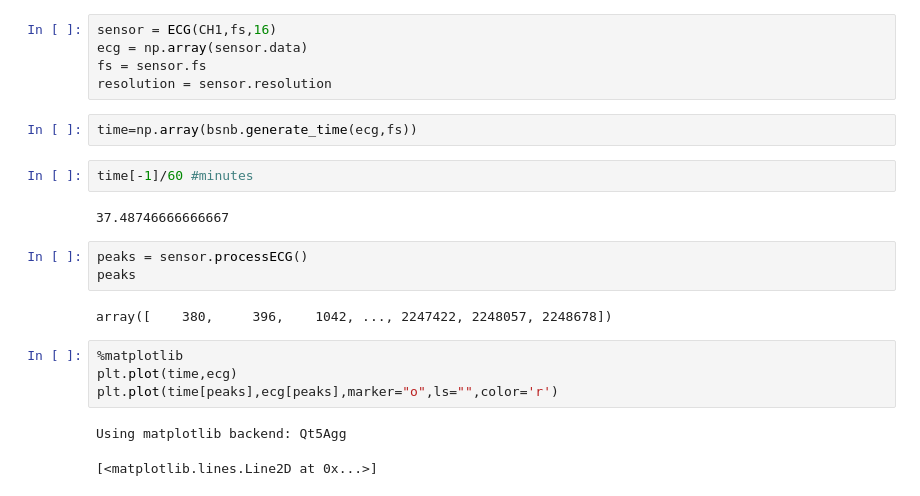
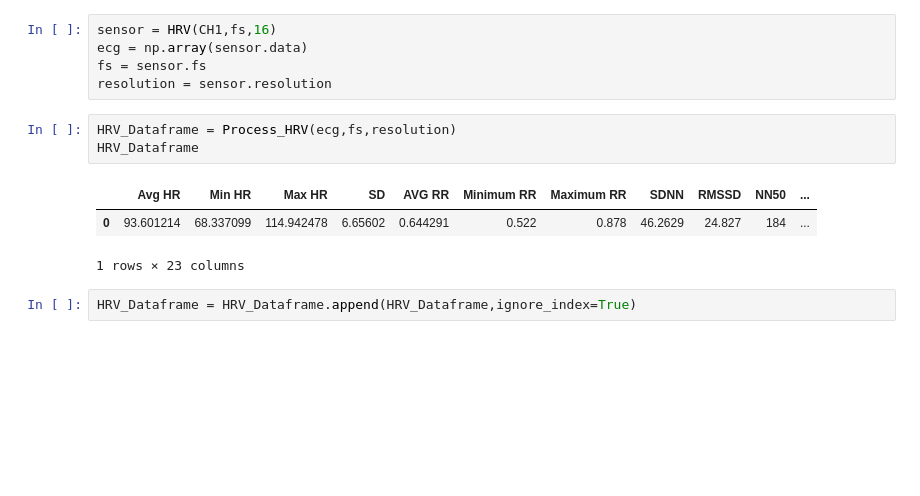
Before and after one commit to rodrigolima6/Physiological_Data, a Jupyter notebook: Process_ECG.ipynb, the cells around one changed output. Drawn from its saved outputs; the diff is of its cells as text; blank space fills up the shorter version.

Commit message:
Change fnirs function in sensors.py. Test algorithm in notebook.

```diff
--- a/Process_ECG.ipynb
+++ b/Process_ECG.ipynb
@@ -9,25 +5,16 @@ Using matplotlib backend: Qt5Agg
 [interactive output not drawn]
 [interactive output not drawn]
 # %%
-sensor = ECG(CH1,fs,16)
+sensor = HRV(CH1,fs,16)
 ecg = np.array(sensor.data)
 fs = sensor.fs
 resolution = sensor.resolution
-# %%
-time=np.array(bsnb.generate_time(ecg,fs))
-# %%
-time[-1]/60 #minutes
-# %% [output]
-37.48746666666667
-# %%
-peaks = sensor.processECG()
-peaks
-# %% [output]
-array([    380,     396,    1042, ..., 2247422, 2248057, 2248678])
-# %%
-%matplotlib
-plt.plot(time,ecg)
-plt.plot(time[peaks],ecg[peaks],marker="o",ls="",color='r')
-# %% [output]
-Using matplotlib backend: Qt5Agg
-[<matplotlib.lines.Line2D at 0x...>]
+# %%
+HRV_Dataframe = Process_HRV(ecg,fs,resolution)
+HRV_Dataframe
+# %% [output]
+|  | Avg HR | Min HR | Max HR | SD | AVG RR | Minimum RR | Maximum RR | SDNN | RMSSD | NN50 | ... |
+| 0 | 93.601214 | 68.337099 | 114.942478 | 6.65602 | 0.644291 | 0.522 | 0.878 | 46.2629 | 24.827 | 184 | ... |
+1 rows × 23 columns
+# %%
+HRV_Dataframe = HRV_Dataframe.append(HRV_Dataframe,ignore_index=True)
```
Also changed, not shown: parts of 1 cell of this notebook, 8 other files.
